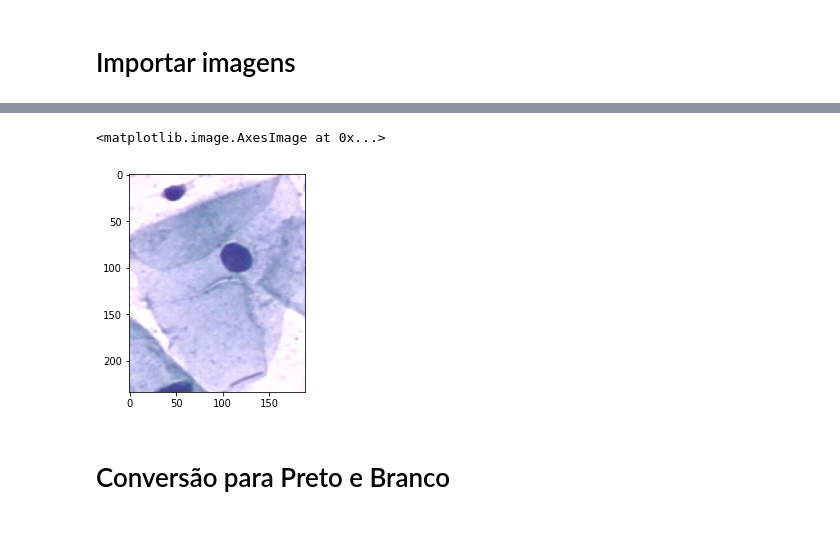
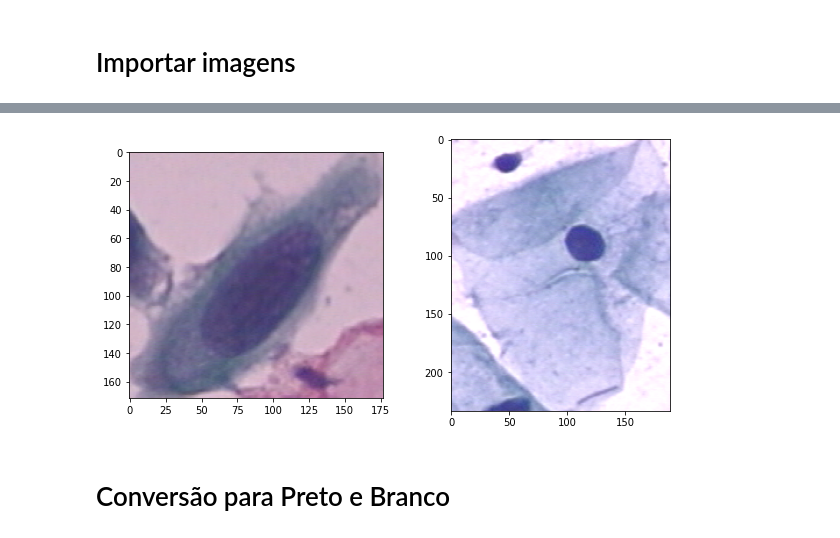
Before and after one commit to Vinicius-ufsc/informatica_medica, a Jupyter notebook: entrega2/TB2_info_medica.ipynb, the cells around one changed output, grey strips where cells are left out. Cells and saved outputs as stored; diff of their text form; code cells hidden in the pictures.

```diff
--- a/entrega2/TB2_info_medica.ipynb
+++ b/entrega2/TB2_info_medica.ipynb
@@ -32,8 +31,7 @@ plt.imshow(img1)
-# %%
-plt.imshow(img2)
-# %% [output]
-<matplotlib.image.AxesImage at 0x...>
-[figure, removed]
+# %%
+imshow(img1, img2)
+# %% [output]
+[figure, added]
 # %% [markdown]
 # Conversão para Preto e Branco
 # %%
```
Also changed, not shown: parts of 17 cells of this notebook.
